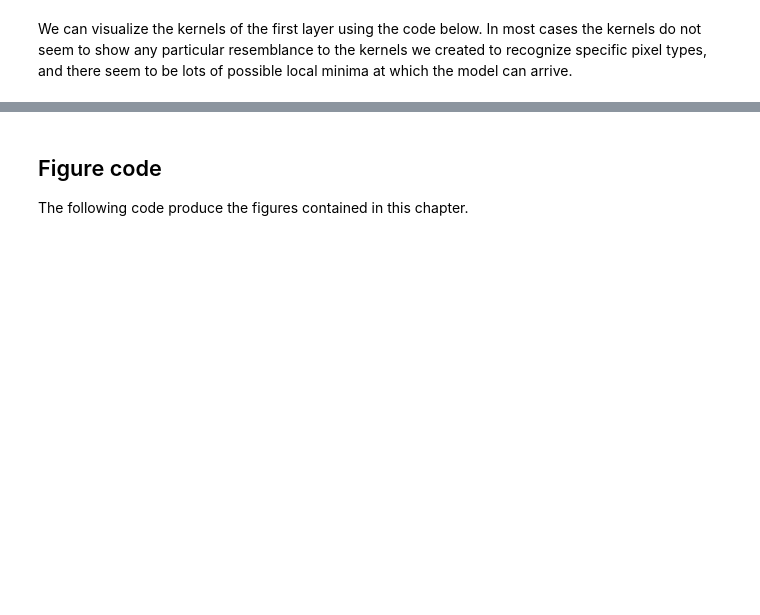
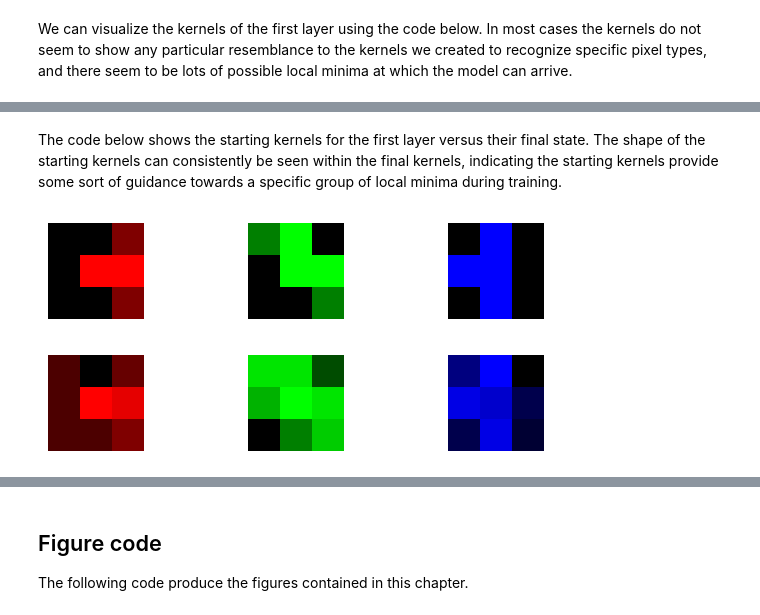
Before and after one commit to HectorLeitch/mas6041, a Jupyter notebook: try_digits.ipynb, the cells around one changed output, grey strips where cells are left out. Drawn from its saved outputs; the diff is of its cells as text; code cells hidden in the pictures; blank space fills up the shorter version.

```diff
--- a/try_digits.ipynb
+++ b/try_digits.ipynb
@@ -140,0 +102,13 @@ Layer 2:
+# %% [markdown]
+The code below shows the starting kernels for the first layer versus their final state. The shape of the starting kernels can consistently be seen within the final kernels, indicating the starting kernels provide some sort of guidance towards a specific group of local minima during training.
+# %%
+M_exact = make_exact_model()
+w_exact = M_exact.layers[2].get_weights()[0][:,:,:,start_kernels]
+b_exact = M_exact.layers[2].get_weights()[1][start_kernels]
+M_exact = tf.keras.models.clone_model(M)
+M_exact.layers[2].set_weights([w_exact,b_exact])
+show_kernels(M=M_exact)
+show_kernels(M=M)
+# %% [output]
+[figure, added]
+[figure, added]
```
Also changed, not shown: parts of 18 cells of this notebook, 5 other files.
